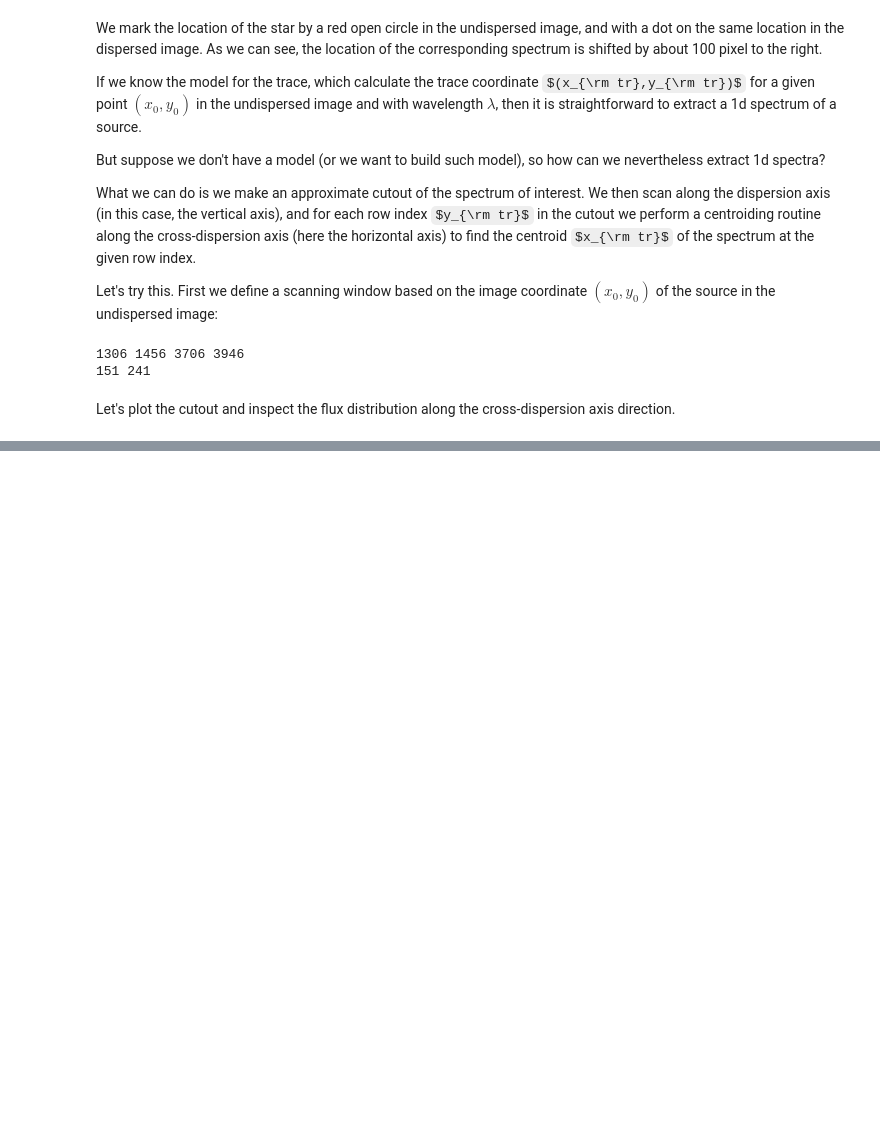
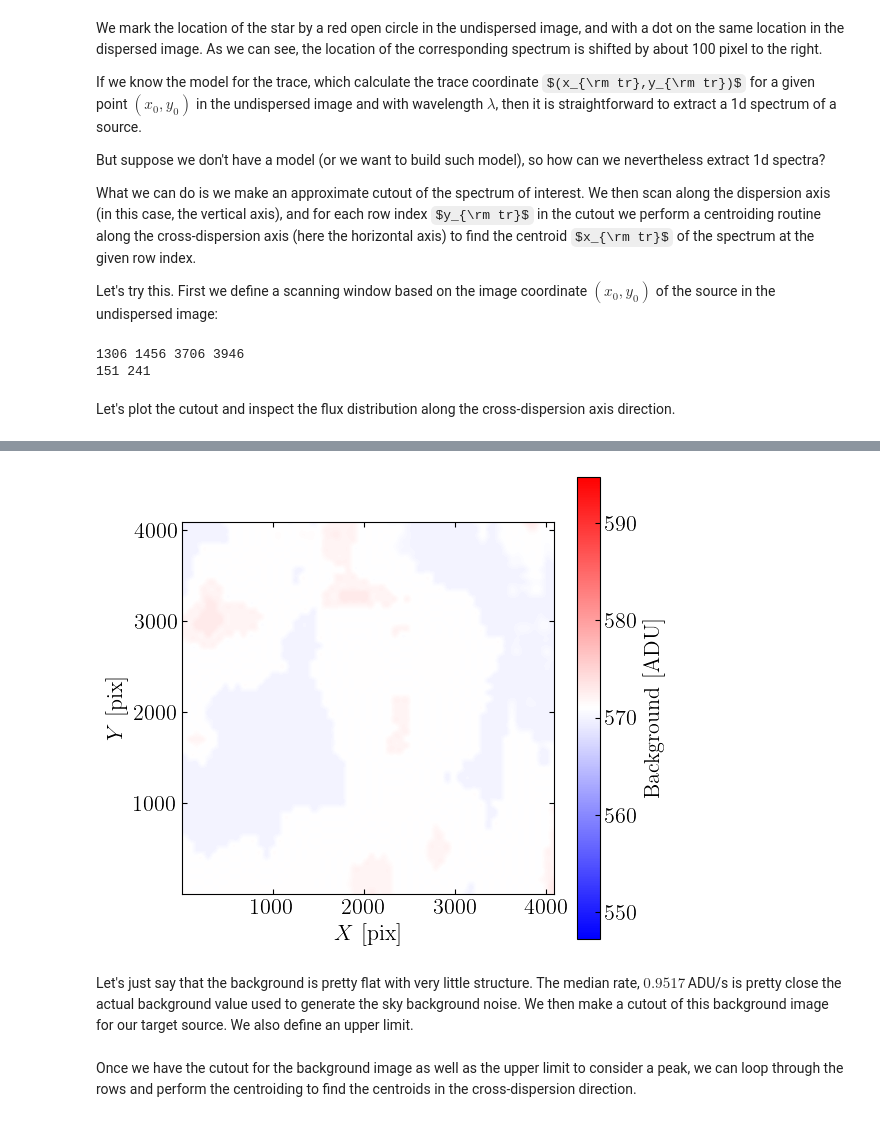
Before and after one commit to sangeetak20/RomanSpectraDataChallenge, a Jupyter notebook: DataChallenge3/prism_demo/prism_1d_spectral_extraction_from_full_detector_images.ipynb, the cells around one changed output, grey strips where cells are left out. Saved outputs shown, nothing was run; the diff lists cells and outputs as text; code cells hidden in the pictures; some formulas as TeX source; blank space fills up the shorter version.

```diff
--- a/DataChallenge3/prism_demo/prism_1d_spectral_extraction_from_full_detector_images.ipynb
+++ b/DataChallenge3/prism_demo/prism_1d_spectral_extraction_from_full_detector_images.ipynb
@@ -402,0 +431,24 @@ for i, y_slice in enumerate(y_slices):
+# %%
+## Plot the background image
+x_size = 6
+y_size = x_size
+
+fig, ax = plt.subplots(figsize=(x_size, x_size))
+
+multiplier = 1
+
+vmin = bg_image.background_median - multiplier * bg_image.background_rms_median
+vmax = bg_image.background_median + multiplier * bg_image.background_rms_median
+
+im = ax.imshow(bg_image.background, aspect='equal', cmap='bwr', origin='lower', vmin=vmin, vmax=vmax,
+               interpolation='nearest', extent=(0.5, image.shape[1]+0.5, 0.5, image.shape[0]+0.5))
+
+cbar = fig.colorbar(im, ax=ax)
+cbar.set_label('Background [ADU]')
+
+ax.set_xlabel(r'$X$ [pix]');
+ax.set_ylabel(r'$Y$ [pix]');
+# %% [output]
+[figure, added]
+# %% [markdown]
+Let's just say that the background is pretty flat with very little structure. The median rate, $0.9517\,$ADU/s is pretty close the actual background value used to generate the sky background noise. We then make a cutout of this background image for our target source. We also define an upper limit.
@@ -402,0 +459,2 @@ for i, y_slice in enumerate(y_slices):
+# %% [markdown]
+Once we have the cutout for the background image as well as the upper limit to consider a peak, we can loop through the rows and perform the centroiding to find the centroids in the cross-dispersion direction.
```
Also changed, not shown: parts of 15 cells of this notebook.
